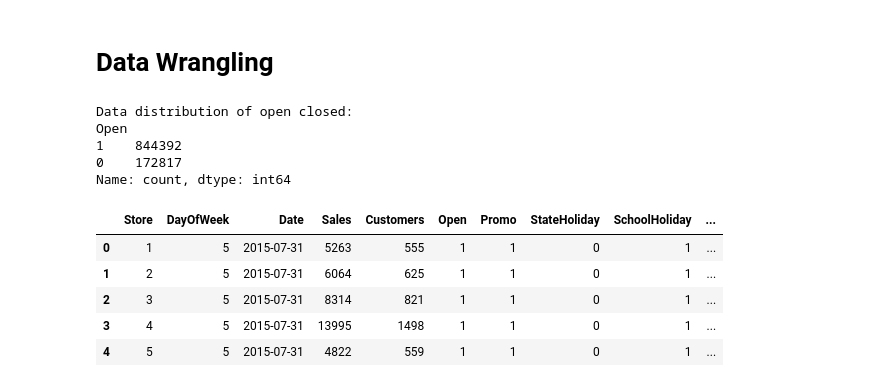
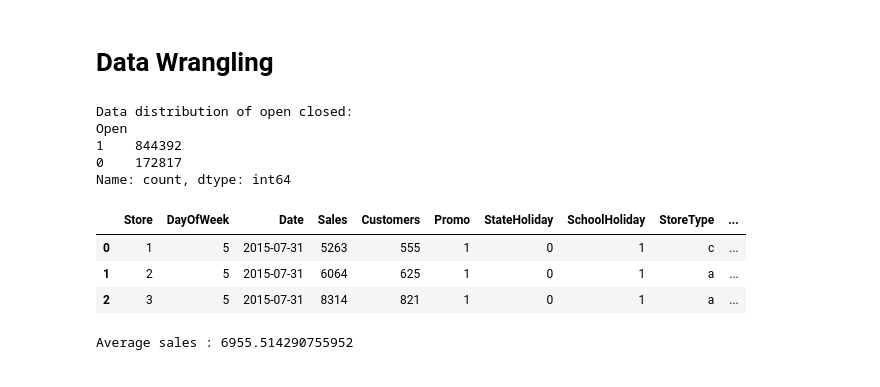
Before and after one commit to mdismailquraishicse/rossmann-sales-prediction, a Jupyter notebook: notebooks/01_eda.ipynb, the cells around one changed output. Drawn from its saved outputs; the diff is of its cells as text; code cells hidden in the pictures.

```diff
--- a/notebooks/01_eda.ipynb
+++ b/notebooks/01_eda.ipynb
@@ -76,19 +76,18 @@ max          50.000000      2015.000000
 # %%
 print("Data distribution of open closed:")
 print(f"{df_merged['Open'].value_counts()}")
+df = df_merged[df_merged["Open"]==1]
+df = df.drop("Open", axis=1)
+df["StateHoliday"] = df["StateHoliday"].astype(str)
+df = extend_date(df = df.copy(), colname="Date")
+df.head(3)
 # %% [output]
 Data distribution of open closed:
 Open
 1    844392
 0    172817
 Name: count, dtype: int64
+|  | Store | DayOfWeek | Date | Sales | Customers | Promo | StateHoliday | SchoolHoliday | StoreType | ... |
+| 0 | 1 | 5 | 2015-07-31 | 5263 | 555 | 1 | 0 | 1 | c | ... |
+| 1 | 2 | 5 | 2015-07-31 | 6064 | 625 | 1 | 0 | 1 | a | ... |
+| 2 | 3 | 5 | 2015-07-31 | 8314 | 821 | 1 | 0 | 1 | a | ... |
-# %%
-df = extend_date(df = df_merged.copy(), colname="Date")
-df.head()
-# %% [output]
-|  | Store | DayOfWeek | Date | Sales | Customers | Open | Promo | StateHoliday | SchoolHoliday | ... |
-| 0 | 1 | 5 | 2015-07-31 | 5263 | 555 | 1 | 1 | 0 | 1 | ... |
-| 1 | 2 | 5 | 2015-07-31 | 6064 | 625 | 1 | 1 | 0 | 1 | ... |
-| 2 | 3 | 5 | 2015-07-31 | 8314 | 821 | 1 | 1 | 0 | 1 | ... |
-| 3 | 4 | 5 | 2015-07-31 | 13995 | 1498 | 1 | 1 | 0 | 1 | ... |
-| 4 | 5 | 5 | 2015-07-31 | 4822 | 559 | 1 | 1 | 0 | 1 | ... |
@@ -94,0 +101,4 @@ df.head()
+# %%
+print("Average sales :",df["Sales"].mean())
+# %% [output]
+Average sales : 6955.514290755952
```
Also changed, not shown: parts of 12 cells of this notebook.
